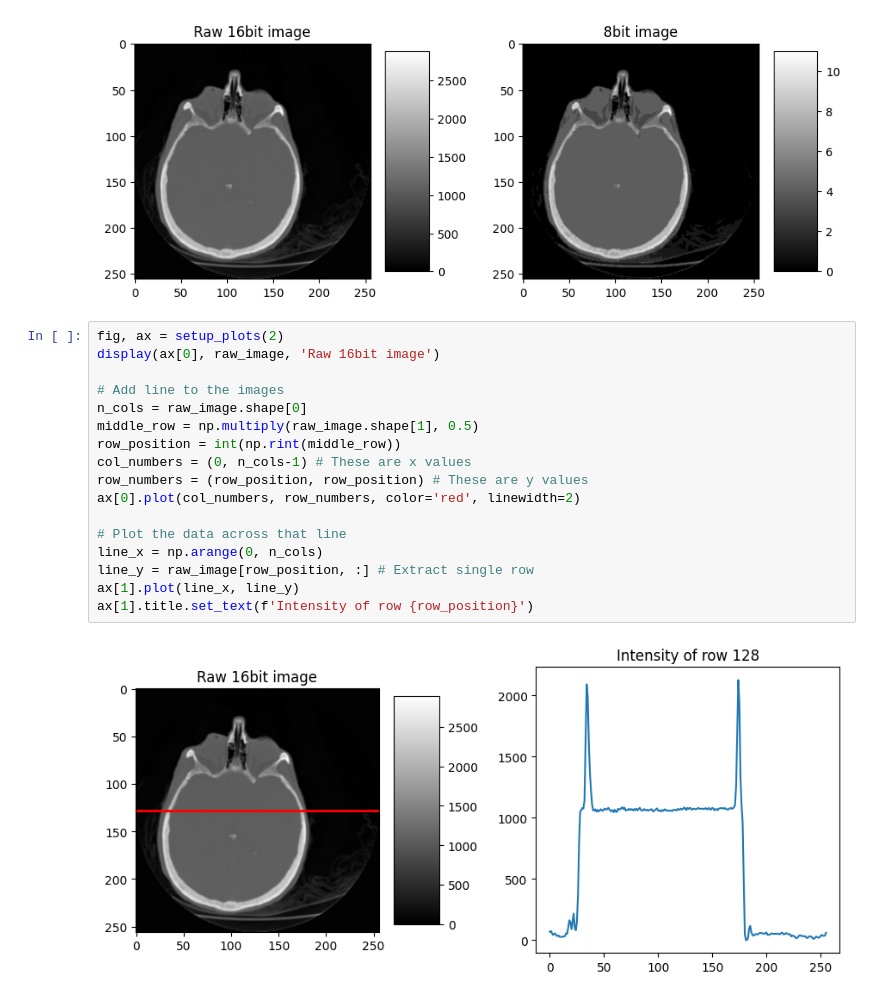
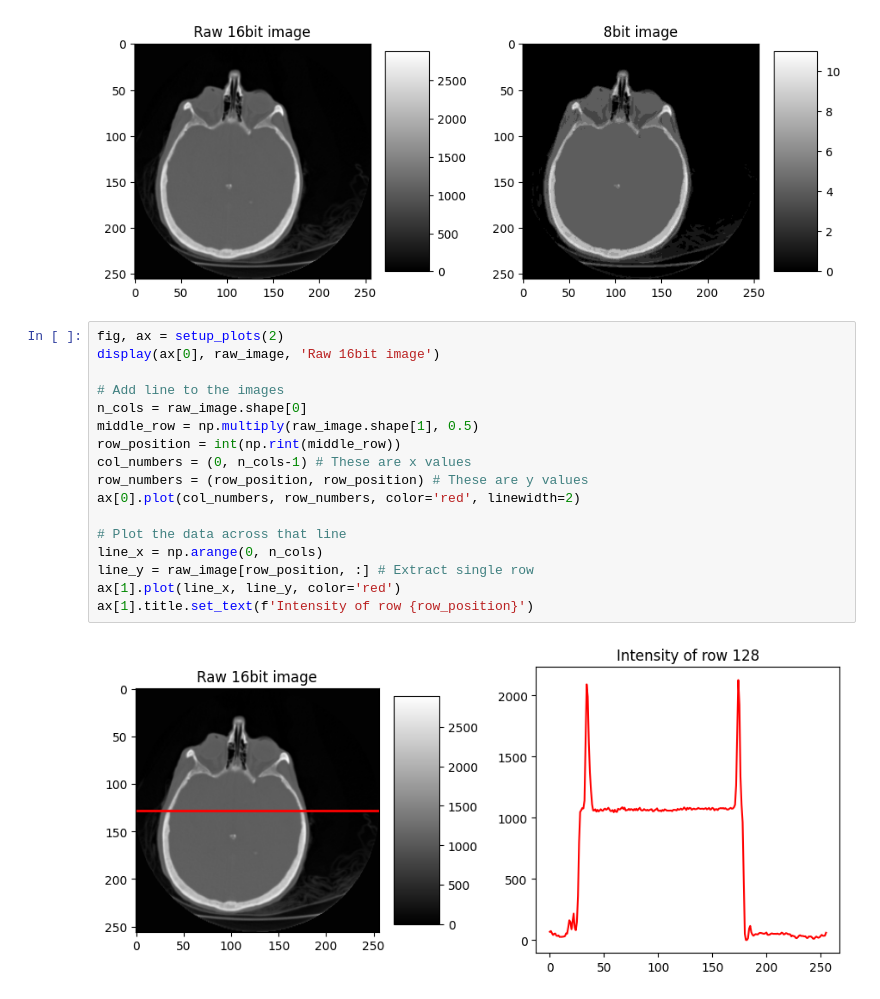
Before and after one commit to connor-keating/python-cookbook, a Jupyter notebook: computer-vision/image-processing-computer-vision.ipynb, the cells around one changed output. Drawn from its saved outputs; the diff is of its cells as text.

Commit message:
[CV][STYLE] Plotting line as red

```diff
--- a/computer-vision/image-processing-computer-vision.ipynb
+++ b/computer-vision/image-processing-computer-vision.ipynb
@@ -65,19 +65,19 @@ display(ax[1], gray_image, '8bit image')
 # %%
 fig, ax = setup_plots(2)
 display(ax[0], raw_image, 'Raw 16bit image')
 
 # Add line to the images
 n_cols = raw_image.shape[0]
 middle_row = np.multiply(raw_image.shape[1], 0.5)
 row_position = int(np.rint(middle_row))
 col_numbers = (0, n_cols-1) # These are x values
 row_numbers = (row_position, row_position) # These are y values
 ax[0].plot(col_numbers, row_numbers, color='red', linewidth=2)
 
 # Plot the data across that line
 line_x = np.arange(0, n_cols)
 line_y = raw_image[row_position, :] # Extract single row
-ax[1].plot(line_x, line_y)
+ax[1].plot(line_x, line_y, color='red')
 ax[1].title.set_text(f'Intensity of row {row_position}')
 # %% [output]
-[figure, old version]
+[figure, new version]
```
